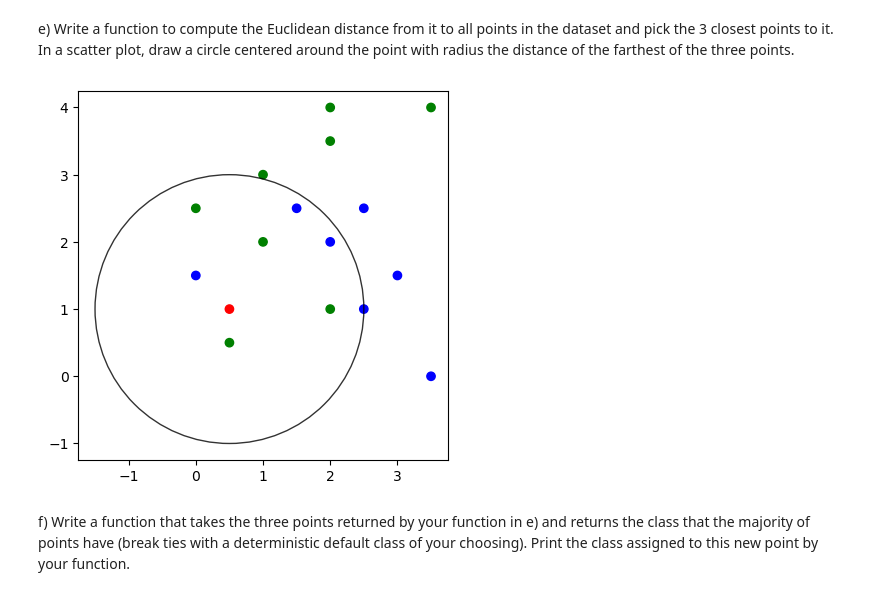
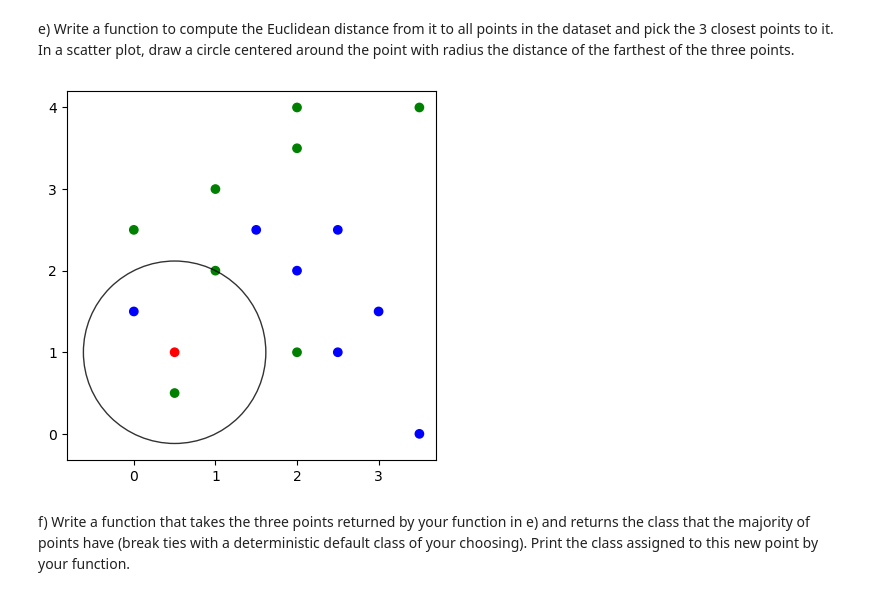
Before and after one commit to hrl-2024/Data-Science-Fundamentals, a Jupyter notebook: lecture_12/worksheet_12.ipynb, the cells around one changed output. Saved outputs shown, nothing was run; the diff lists cells and outputs as text; code cells hidden in the pictures.

```diff
--- a/lecture_12/worksheet_12.ipynb
+++ b/lecture_12/worksheet_12.ipynb
@@ -116,22 +116,26 @@ e) Write a function to compute the Euclidean distance from it to all points in t
 # %%
 def n_closest_to(example, n):
     distances = []
     for i in range(len(data["Attribute A"])):
         distances.append(np.linalg.norm(np.array([data["Attribute A"][i], data["Attribute B"][i]]) - np.array(example)))
+
     return np.argsort(distances)[:n]
 
 location = (0.5,1)
-radius = n_closest_to(location, 3)[2]
+# get the radius (distance between the point(index at n_closest_to(location, 3)[-1]) and location)
+index = n_closest_to(location, 3)[-1]
+radius = np.linalg.norm(np.array([data["Attribute A"][index], data["Attribute B"][index]]) - np.array(location))
+
 _, axes = plt.subplots()
 
 axes.scatter(data["Attribute A"] + [0.5], data["Attribute B"] + [1], color=colors[data["Class"] + [2]].tolist())
 
 cir = plt.Circle(location, radius, fill = False, alpha=0.8)
 axes.add_patch(cir)
 axes.set_aspect('equal') # necessary so that the circle is not oval
 plt.show()
 # %% [output]
-[figure, old version]
+[figure, new version]
 # %% [markdown]
 f) Write a function that takes the three points returned by your function in e) and returns the class that the majority of points have (break ties with a deterministic default class of your choosing). Print the class assigned to this new point by your function.
 # %%
```
Also changed, not shown: parts of 1 cell of this notebook.
